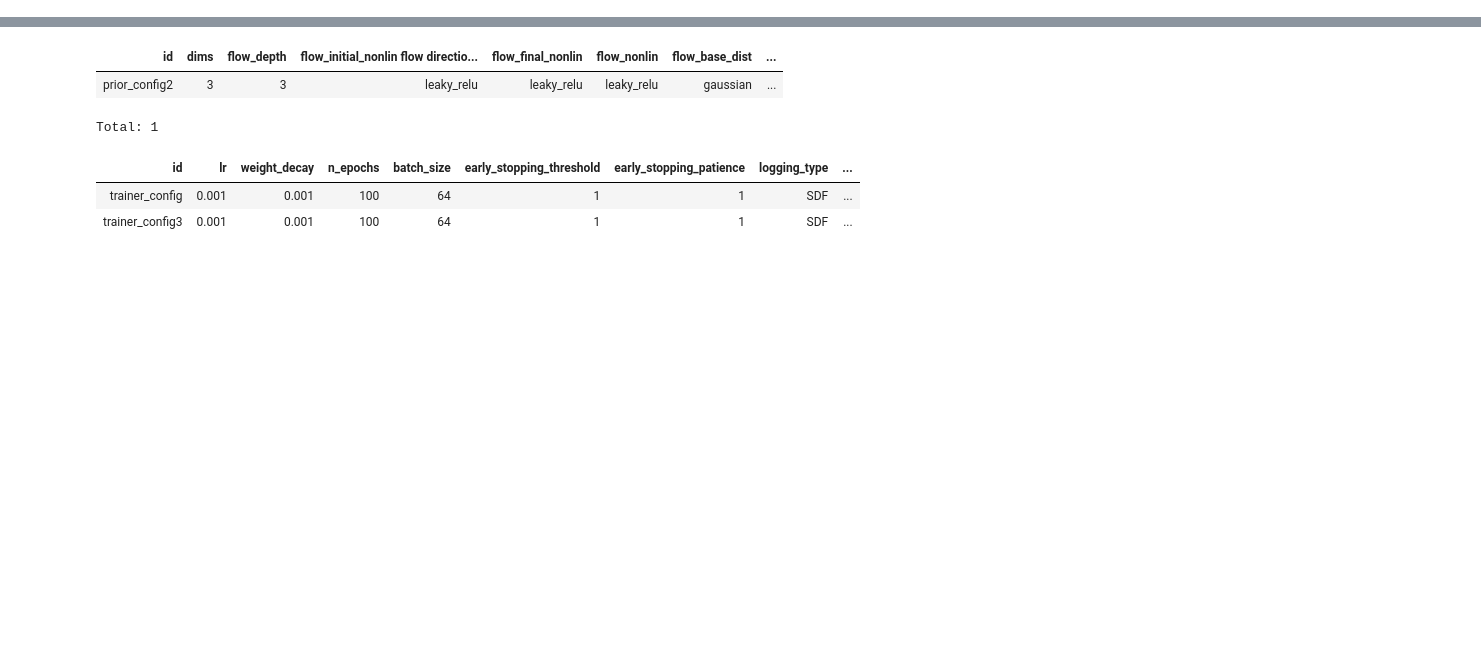
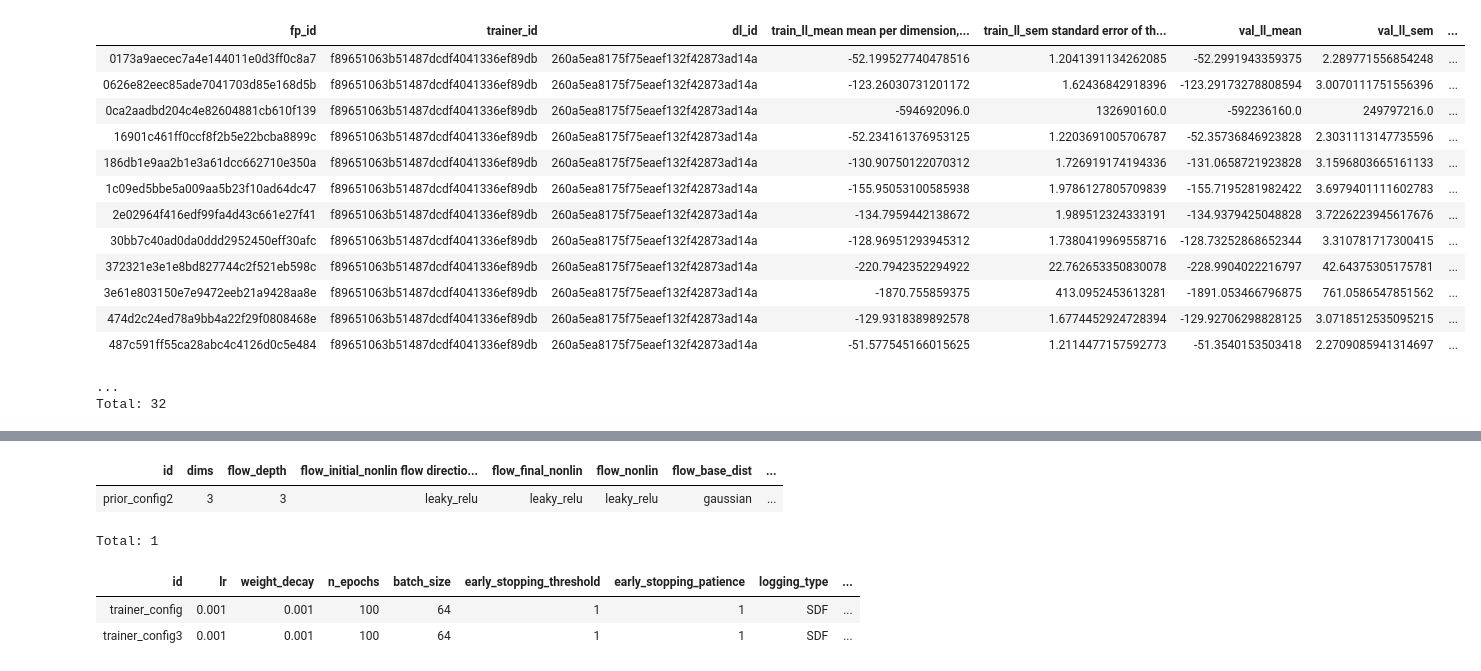
Before and after one commit to suhasshrinivasan/task-transfer, a Jupyter notebook: experiments/dj/trial.ipynb, the cells around one changed output, grey strips where cells are left out. Cells and saved outputs as stored; diff of their text form; code cells hidden in the pictures; blank space fills up the shorter version.

```diff
--- a/experiments/dj/trial.ipynb
+++ b/experiments/dj/trial.ipynb
@@ -11 +9,19 @@ import datajoint as dj
+# %%
+FlowPriorResult()
+# %% [output]
+| fp_id | trainer_id | dl_id | train_ll_mean mean per dimension,... | train_ll_sem standard error of th... | val_ll_mean | val_ll_sem | ... |
+| 0173a9aecec7a4e144011e0d3ff0c8a7 | f89651063b51487dcdf4041336ef89db | 260a5ea8175f75eaef132f42873ad14a | -52.199527740478516 | 1.2041391134262085 | -52.2991943359375 | 2.289771556854248 | ... |
+| 0626e82eec85ade7041703d85e168d5b | f89651063b51487dcdf4041336ef89db | 260a5ea8175f75eaef132f42873ad14a | -123.26030731201172 | 1.62436842918396 | -123.29173278808594 | 3.0070111751556396 | ... |
+| 0ca2aadbd204c4e82604881cb610f139 | f89651063b51487dcdf4041336ef89db | 260a5ea8175f75eaef132f42873ad14a | -594692096.0 | 132690160.0 | -592236160.0 | 249797216.0 | ... |
+| 16901c461ff0ccf8f2b5e22bcba8899c | f89651063b51487dcdf4041336ef89db | 260a5ea8175f75eaef132f42873ad14a | -52.234161376953125 | 1.2203691005706787 | -52.35736846923828 | 2.3031113147735596 | ... |
+| 186db1e9aa2b1e3a61dcc662710e350a | f89651063b51487dcdf4041336ef89db | 260a5ea8175f75eaef132f42873ad14a | -130.90750122070312 | 1.726919174194336 | -131.0658721923828 | 3.1596803665161133 | ... |
+| 1c09ed5bbe5a009aa5b23f10ad64dc47 | f89651063b51487dcdf4041336ef89db | 260a5ea8175f75eaef132f42873ad14a | -155.95053100585938 | 1.9786127805709839 | -155.7195281982422 | 3.6979401111602783 | ... |
+| 2e02964f416edf99fa4d43c661e27f41 | f89651063b51487dcdf4041336ef89db | 260a5ea8175f75eaef132f42873ad14a | -134.7959442138672 | 1.989512324333191 | -134.9379425048828 | 3.7226223945617676 | ... |
+| 30bb7c40ad0da0ddd2952450eff30afc | f89651063b51487dcdf4041336ef89db | 260a5ea8175f75eaef132f42873ad14a | -128.96951293945312 | 1.7380419969558716 | -128.73252868652344 | 3.310781717300415 | ... |
+| 372321e3e1e8bd827744c2f521eb598c | f89651063b51487dcdf4041336ef89db | 260a5ea8175f75eaef132f42873ad14a | -220.7942352294922 | 22.762653350830078 | -228.9904022216797 | 42.64375305175781 | ... |
+| 3e61e803150e7e9472eeb21a9428aa8e | f89651063b51487dcdf4041336ef89db | 260a5ea8175f75eaef132f42873ad14a | -1870.755859375 | 413.0952453613281 | -1891.053466796875 | 761.0586547851562 | ... |
+| 474d2c24ed78a9bb4a22f29f0808468e | f89651063b51487dcdf4041336ef89db | 260a5ea8175f75eaef132f42873ad14a | -129.9318389892578 | 1.6774452924728394 | -129.92706298828125 | 3.0718512535095215 | ... |
+| 487c591ff55ca28abc4c4126d0c5e484 | f89651063b51487dcdf4041336ef89db | 260a5ea8175f75eaef132f42873ad14a | -51.577545166015625 | 1.2114477157592773 | -51.3540153503418 | 2.2709085941314697 | ... |
+...
+Total: 32
 # %%
```
Also changed, not shown: parts of 2 cells of this notebook, 45 other files.
